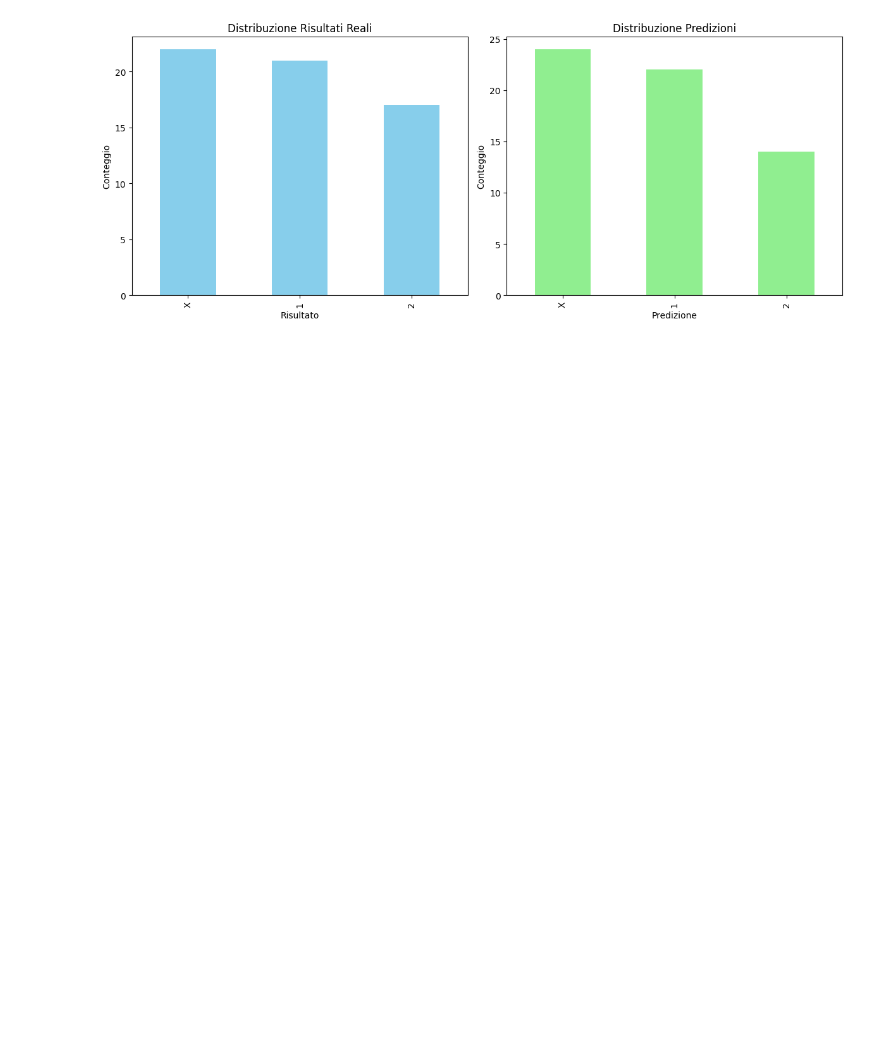
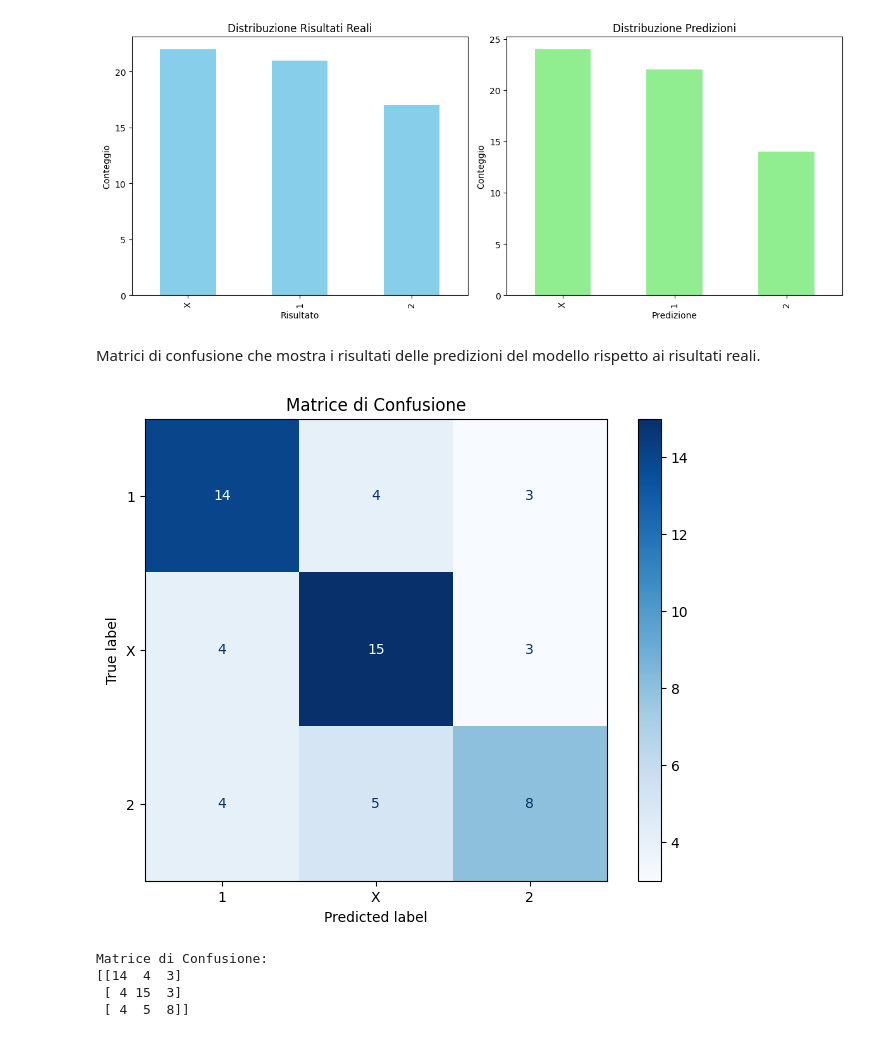
Before and after one commit to DavideJohn/IDS, a Jupyter notebook: laboratori/ProgettoFinale/ProgettoFinale.ipynb, the cells around one changed output. Saved outputs shown, nothing was run; the diff lists cells and outputs as text; code cells hidden in the pictures; blank space fills up the shorter version.

```diff
--- a/laboratori/ProgettoFinale/ProgettoFinale.ipynb
+++ b/laboratori/ProgettoFinale/ProgettoFinale.ipynb
@@ -66,7 +65,11 @@ La colonna 'Score' presenta il punteggio in un'unica stringa. Procediamo a suddi
 - **Score_casa**: gol segnati dalla squadra di casa
 - **Score_trasferta**: gol segnati dalla squadra in trasferta
 # %%
-matches[['Score_casa', 'Score_trasferta']] = matches['Score'].str.split('_', expand=True).astype(int)
-matches.drop('Score', axis=1, inplace=True)
+matches[['Score_casa', 'Score_trasferta']] = matches['Result'].str.split('-', expand=True).astype(int)
+matches.drop('Result', axis=1, inplace=True)
+
+matches.loc[matches['Score_casa'] > matches['Score_trasferta'], 'Risultato'] = '1'
+matches.loc[matches['Score_casa'] < matches['Score_trasferta'], 'Risultato'] = '2'
+matches.loc[matches['Score_casa'] == matches['Score_trasferta'], 'Risultato'] = 'X'
 matches.head()
 # %% [output]
@@ -632,3 +615,27 @@ plt.tight_layout()
 plt.show()
 # %% [output]
 [figure]
+# %% [markdown]
+Matrici di confusione che mostra i risultati delle predizioni del modello rispetto ai risultati reali.
+# %%
+from sklearn.metrics import confusion_matrix, ConfusionMatrixDisplay
+
+# Calcola la matrice di confusione
+cm = confusion_matrix(final_predictions['Risultato'], final_predictions['Prediction'], labels=['1', 'X', '2'])
+
+# Visualizza la matrice di confusione
+disp = ConfusionMatrixDisplay(confusion_matrix=cm, display_labels=['1', 'X', '2'])
+
+fig, ax = plt.subplots(figsize=(8, 6))
+disp.plot(ax=ax, cmap=plt.cm.Blues)
+plt.title('Matrice di Confusione')
+plt.show()
+
+print("Matrice di Confusione:")
+print(cm)
+# %% [output]
+[figure, added]
+Matrice di Confusione:
+[[14  4  3]
+ [ 4 15  3]
+ [ 4  5  8]]
```
Also changed, not shown: parts of 9 cells of this notebook, 4 other files.
